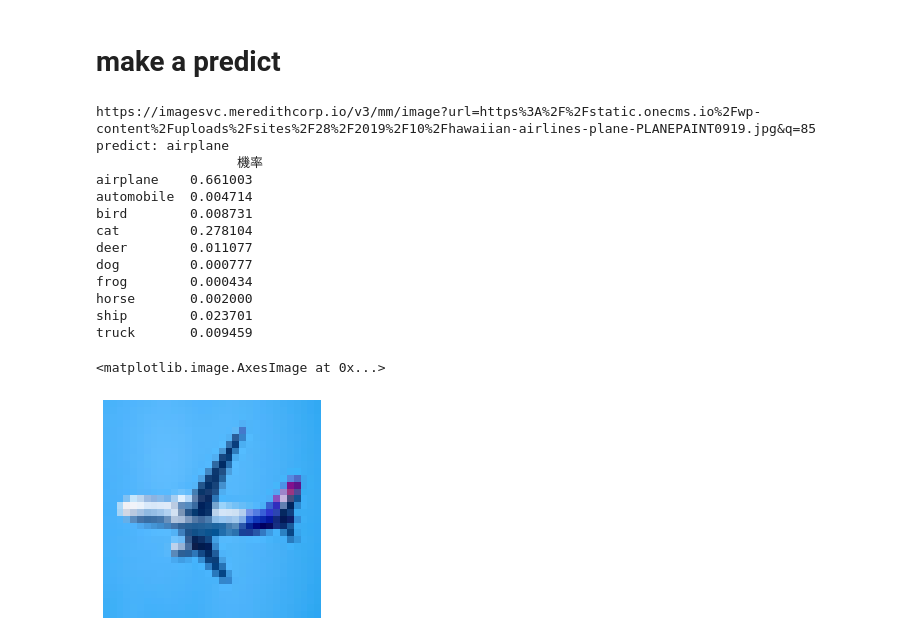
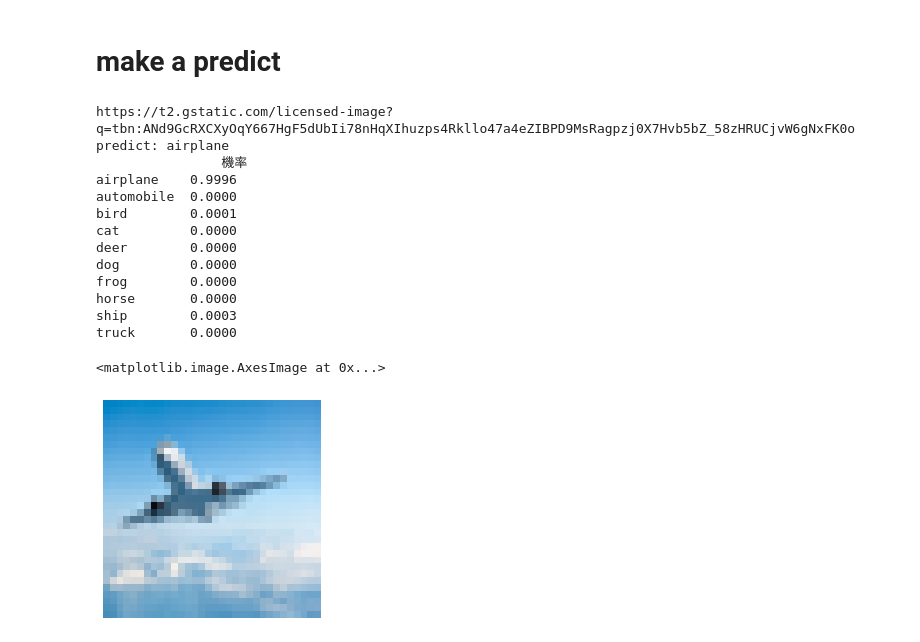
Before and after one commit to 405620294/classwork, a Jupyter notebook: nn/cnn_cifar10.ipynb, the cells around one changed output. Saved outputs shown, nothing was run; the diff lists cells and outputs as text; code cells hidden in the pictures.

```diff
--- a/nn/cnn_cifar10.ipynb
+++ b/nn/cnn_cifar10.ipynb
@@ -127,3 +127,25 @@ Total params: 896,522
 Trainable params: 896,522
 Non-trainable params: 0
 _________________________________________________________________
+# %%
+from tensorflow.keras.layers import GlobalAveragePooling2D
+layers = [
+      # (3*3)*3*64+64=1792
+      Conv2D(64, 3, strides=1, padding='same', activation='relu', input_shape=(32,32,3)),
+      # no parma
+      MaxPooling2D(),
+      # (3*3)*64*128+128=73856
+      Conv2D(128, 3, strides=1, padding='same', activation='relu'),
+      # no param
+      MaxPooling2D(),
+      # (3*3)*128*256+256=295168
+      Conv2D(256, 3, strides=1, padding='same', activation='relu'),
+      # no param
+      MaxPooling2D(),
+      GlobalAveragePooling2D(),
+      # 256*10+10=2570
+      Dense(10, activation='softmax')
+]
+
+model2 = Sequential(layers)
+model2.summary()
@@ -130,6 +170,7 @@ _________________________________________________________________
 # %%
 from tensorflow.keras.losses import SparseCategoricalCrossentropy
 model.compile(optimizer='adam', loss=SparseCategoricalCrossentropy(), metrics=['accuracy'])
+model2.compile(optimizer='adam', loss=SparseCategoricalCrossentropy(), metrics=['accuracy'])
 # %% [markdown]
 # training
 # %%
@@ -157 +198,4 @@ Epoch 28/50
 <tensorflow.python.keras.callbacks.History at 0x...>
+# %%
+callback = EarlyStopping(patience=20, restore_best_weights=True)
+model2.fit(x_train_norm, y_train, batch_size=100, epochs=50, validation_split=0.2, callbacks=callback, verbose=2)
@@ -202,36 +268,36 @@ for i in range(len(idx)):
 # %%
 import requests
 from PIL import Image
 
 url = input()
 header = {
       'Referer': 'https://www.google.com/',
       'User-Agent': 'Mozilla/5.0 (Windows NT 10.0; Win64; x64) AppleWebKit/537.36 (KHTML, like Gecko) Chrome/92.0.4515.131 Safari/537.36'
 }
 
 reponse = requests.get(str(url), headers=header,  stream=True, verify=False)
 image_raw = Image.open(reponse.raw).resize((32,32)).convert('RGB')
-image = np.array(image)
+image = np.array(image_raw)
 image = image.reshape(1, 32, 32, 3) / 255
-probability = np.round(model.predict(image)[0], 8)
+probability = np.round(model2.predict(image)[0], 4)
 
 print('predict:', transform[model.predict_classes(image)[0]])
 print(pd.DataFrame(probability, index=transform, columns=['機率']))
 plt.axis('off')
 plt.imshow(image_raw)
 # %% [output]
-https://imagesvc.meredithcorp.io/v3/mm/image?url=https%3A%2F%2Fstatic.onecms.io%2Fwp-content%2Fuploads%2Fsites%2F28%2F2019%2F10%2Fhawaiian-airlines-plane-PLANEPAINT0919.jpg&q=85
+https://t2.gstatic.com/licensed-image?q=tbn:ANd9GcRXCXyOqY667HgF5dUbIi78nHqXIhuzps4Rkllo47a4eZIBPD9MsRagpzj0X7Hvb5bZ_58zHRUCjvW6gNxFK0o
 predict: airplane
-                  機率
-airplane    0.661003
-automobile  0.004714
-bird        0.008731
-cat         0.278104
-deer        0.011077
-dog         0.000777
-frog        0.000434
-horse       0.002000
-ship        0.023701
-truck       0.009459
+                機率
+airplane    0.9996
+automobile  0.0000
+bird        0.0001
+cat         0.0000
+deer        0.0000
+dog         0.0000
+frog        0.0000
+horse       0.0000
+ship        0.0003
+truck       0.0000
 <matplotlib.image.AxesImage at 0x...>
-[figure, old version]
+[figure, new version]
```
Also changed, not shown: parts of 7 cells of this notebook.
